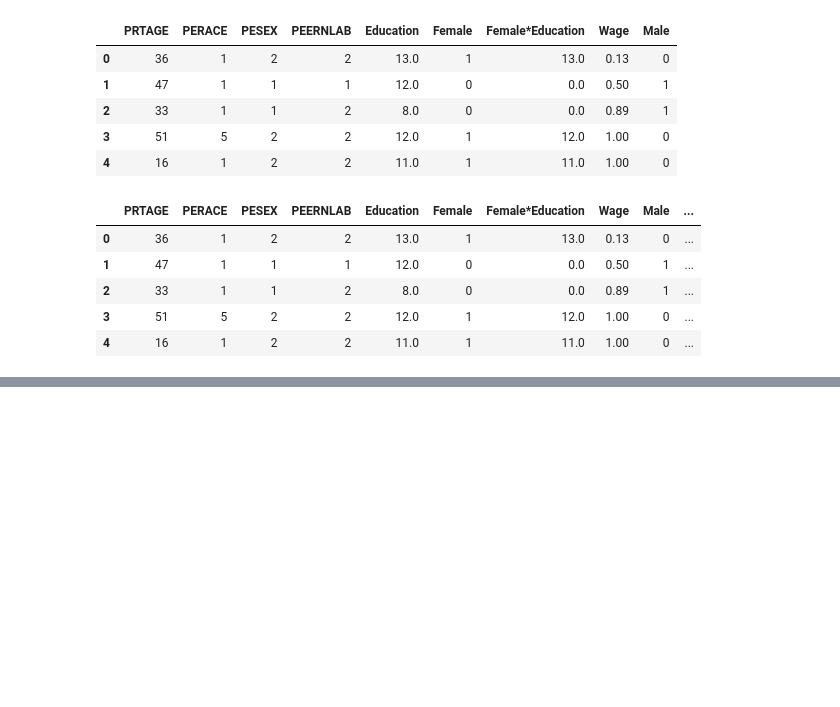
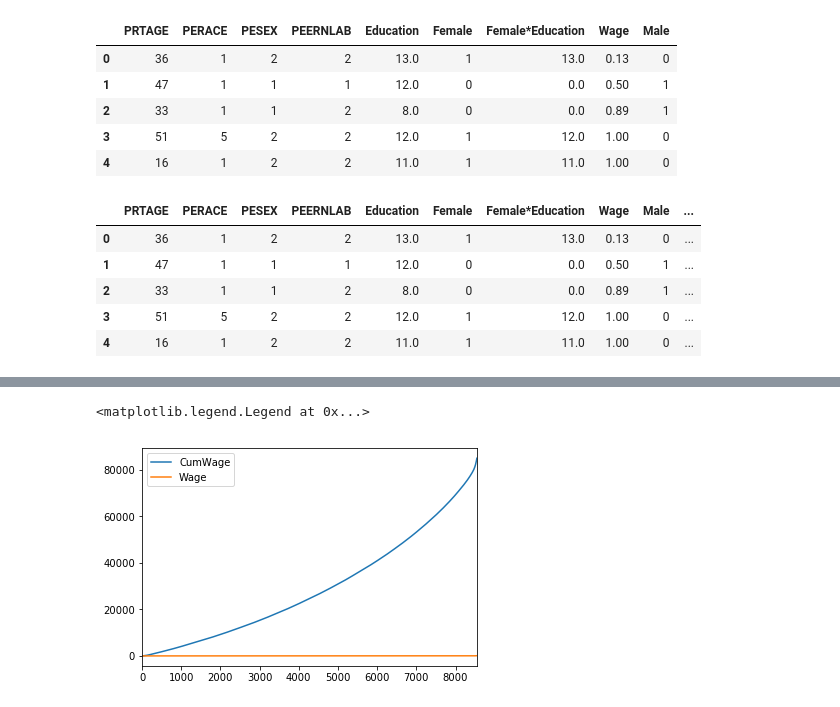
Before and after one commit to lilly-saikat/python_learning, a Jupyter notebook: Analytics Vidya - Using Panda.ipynb, the cells around one changed output, grey strips where cells are left out. Drawn from its saved outputs; the diff is of its cells as text; code cells hidden in the pictures; blank space fills up the shorter version.

```diff
--- a/Analytics Vidya - Using Panda.ipynb
+++ b/Analytics Vidya - Using Panda.ipynb
@@ -213,0 +415,5 @@ DF.sort_values(by = ['B','C'], ascending = False)
+# %%
+plt.figure(); import_change2.CumWage.plot(); import_change2.Wage.plot(); plt.legend(loc='best')
+# %% [output]
+<matplotlib.legend.Legend at 0x...>
+[figure, added]
```
Also changed, not shown: parts of 37 cells of this notebook.
